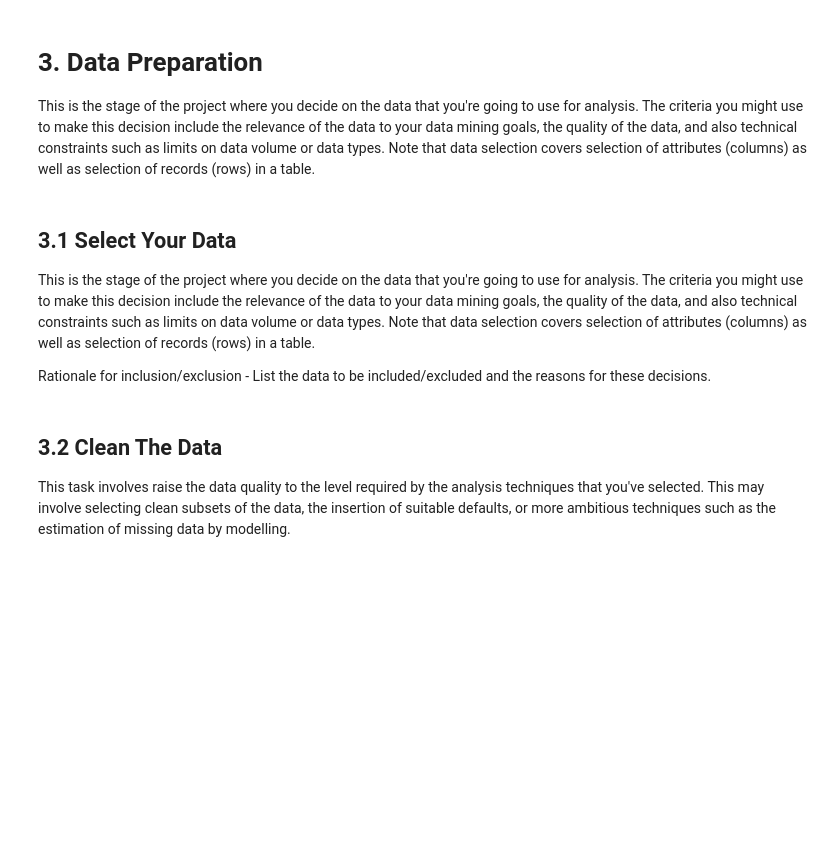
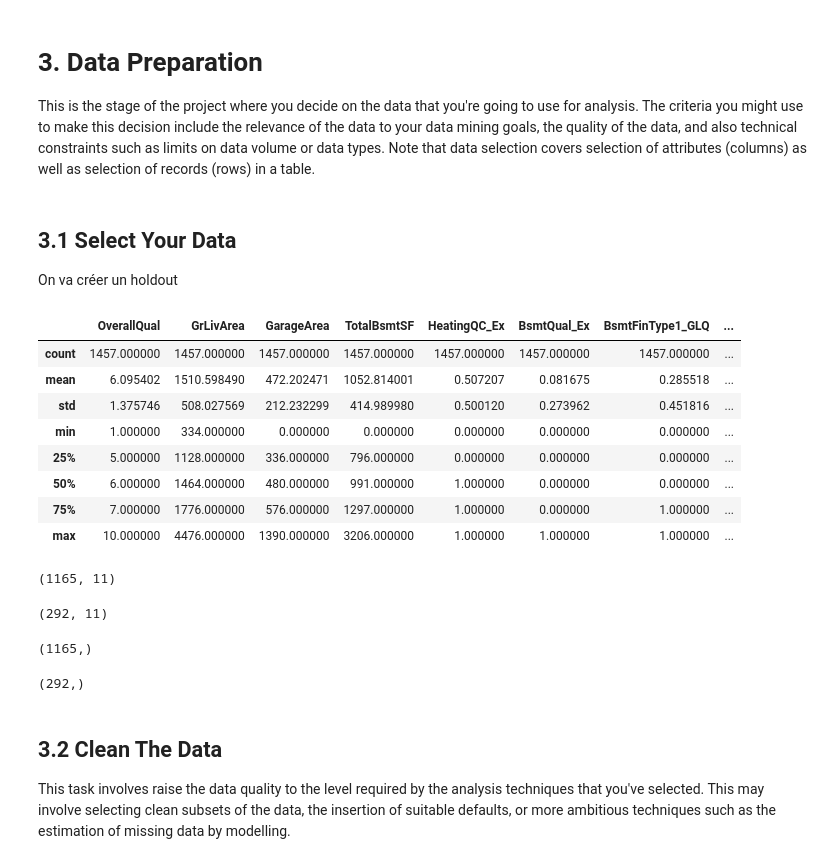
Before and after one commit to freya-git/LAVA, a Jupyter notebook: CRISP-DM_Template.ipynb, the cells around one changed output. Drawn from its saved outputs; the diff is of its cells as text; code cells hidden in the pictures; blank space fills up the shorter version.

Commit message:
Premier test de soumission
La daronne de sigrist

```diff
--- a/CRISP-DM_Template.ipynb
+++ b/CRISP-DM_Template.ipynb
@@ -1074,15 +1083,3 @@ List the results of the data quality verification. If quality problems exist, su
-# %%
-x = train[['GarageCars', 'OverallQual', 'GrLivArea']]
-y = train[['SalePrice']]
-
-model = sm.OLS(y, sm.add_constant(x))
-model_fit = model.fit()
-print(model_fit.summary())
 # %% [markdown]
 # 3. Data Preparation <a class="anchor" id="Datapreparation"></a>
 This is the stage of the project where you decide on the data that you're going to use for analysis. The criteria you might use to make this decision include the relevance of the data to your data mining goals, the quality of the data, and also technical constraints such as limits on data volume or data types. Note that data selection covers selection of attributes (columns) as well as selection of records (rows) in a table.
-# %% [markdown]
-## 3.1 Select Your Data <a class="anchor" id="Selectyourdata"></a>
-This is the stage of the project where you decide on the data that you're going to use for analysis. The criteria you might use to make this decision include the relevance of the data to your data mining goals, the quality of the data, and also technical constraints such as limits on data volume or data types. Note that data selection covers selection of attributes (columns) as well as selection of records (rows) in a table.
-
-Rationale for inclusion/exclusion - List the data to be included/excluded and the reasons for these decisions.
@@ -1092,0 +1086,15 @@ X_test = test.drop(['date_maint', 'account_open_date'], axis = 1)
+# %% [markdown]
+## 3.1 Select Your Data <a class="anchor" id="Selectyourdata"></a>
+On va créer un holdout
+# %%
+x.describe()
+# %% [output]
+|  | OverallQual | GrLivArea | GarageArea | TotalBsmtSF | HeatingQC_Ex | BsmtQual_Ex | BsmtFinType1_GLQ | ... |
+| count | 1457.000000 | 1457.000000 | 1457.000000 | 1457.000000 | 1457.000000 | 1457.000000 | 1457.000000 | ... |
+| mean | 6.095402 | 1510.598490 | 472.202471 | 1052.814001 | 0.507207 | 0.081675 | 0.285518 | ... |
+| std | 1.375746 | 508.027569 | 212.232299 | 414.989980 | 0.500120 | 0.273962 | 0.451816 | ... |
+| min | 1.000000 | 334.000000 | 0.000000 | 0.000000 | 0.000000 | 0.000000 | 0.000000 | ... |
+| 25% | 5.000000 | 1128.000000 | 336.000000 | 796.000000 | 0.000000 | 0.000000 | 0.000000 | ... |
+| 50% | 6.000000 | 1464.000000 | 480.000000 | 991.000000 | 1.000000 | 0.000000 | 0.000000 | ... |
+| 75% | 7.000000 | 1776.000000 | 576.000000 | 1297.000000 | 1.000000 | 0.000000 | 1.000000 | ... |
+| max | 10.000000 | 4476.000000 | 1390.000000 | 3206.000000 | 1.000000 | 1.000000 | 1.000000 | ... |
@@ -1093,3 +1106,19 @@ X_test = test.drop(['date_maint', 'account_open_date'], axis = 1)
+# %%
+x_train_ho.shape
+# %% [output]
+(1165, 11)
+# %%
+x_test_ho.shape
+# %% [output]
+(292, 11)
+# %%
+y_train_ho.shape
+# %% [output]
+(1165,)
+# %%
+y_test_ho.shape
+# %% [output]
+(292,)
 # %% [markdown]
 ## 3.2 Clean The Data <a class="anchor" id="Cleansethedata"></a>
 This task involves raise the data quality to the level required by the analysis techniques that you've selected. This may involve selecting clean subsets of the data, the insertion of suitable defaults, or more ambitious techniques such as the estimation of missing data by modelling.
```
Also changed, not shown: parts of 31 cells of this notebook, 1 other file.
